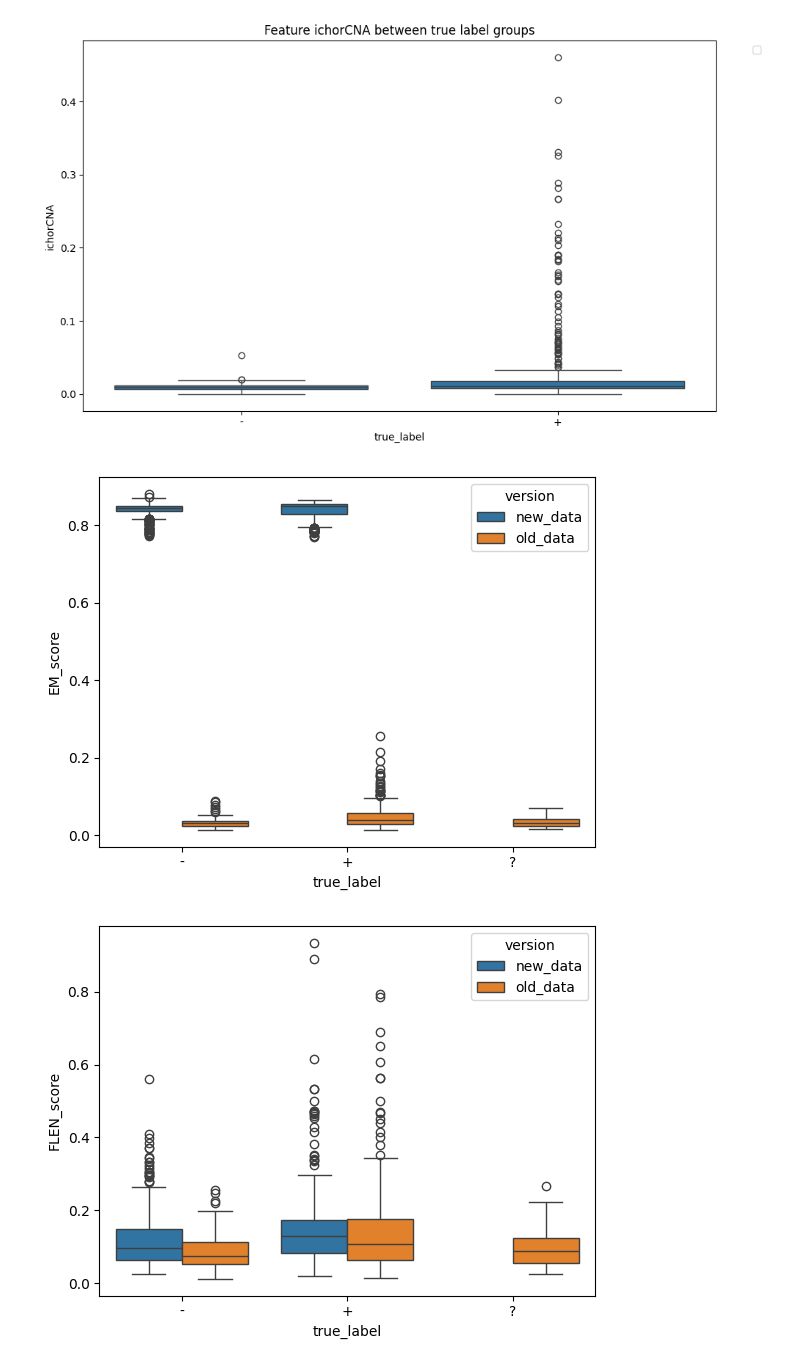
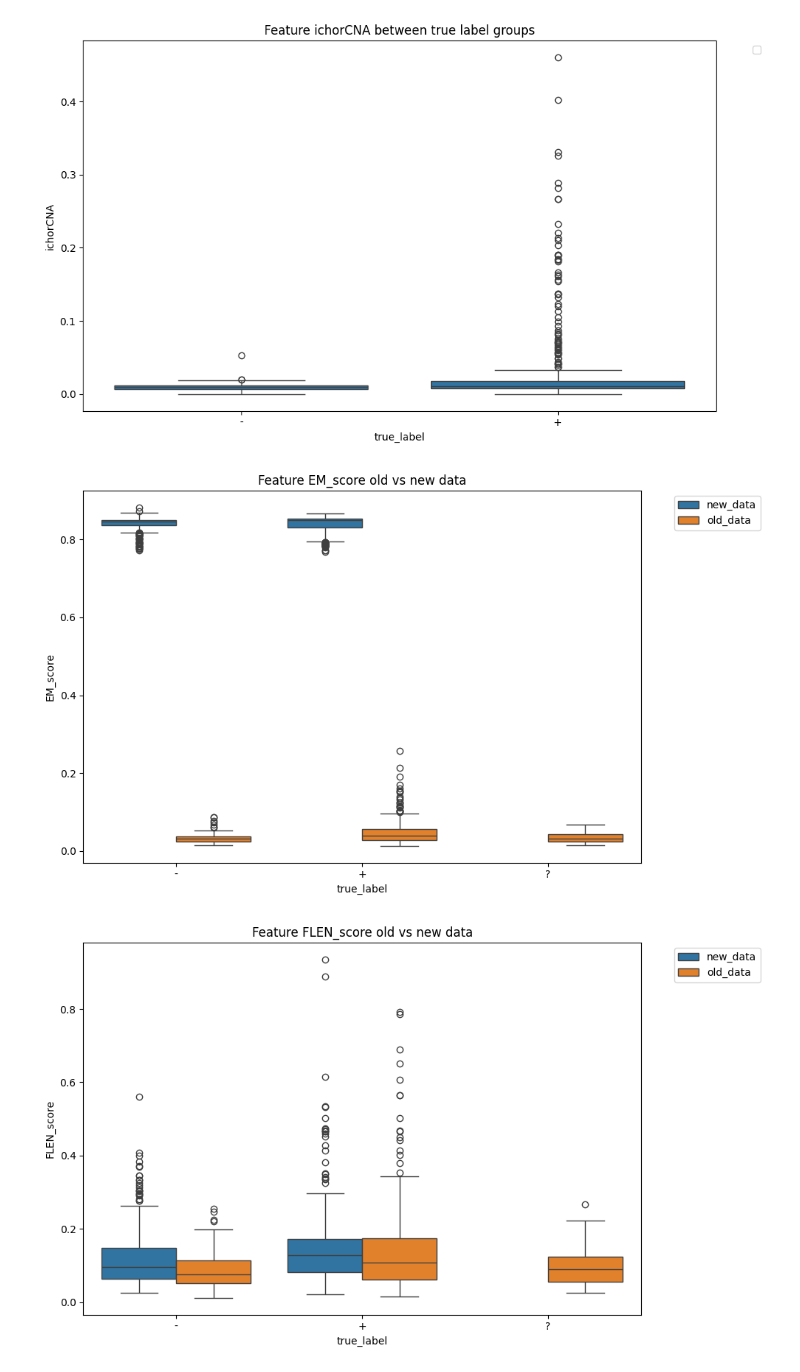
Before and after one commit to hieunguyen4193/gs-mrd, a Jupyter notebook: 03_analysis_new_MRD_data_20240924.ipynb, the cells around one changed output. Saved outputs shown, nothing was run; the diff lists cells and outputs as text; code cells hidden in the pictures.

```diff
--- a/03_analysis_new_MRD_data_20240924.ipynb
+++ b/03_analysis_new_MRD_data_20240924.ipynb
@@ -218,8 +232,14 @@ mergedf = pd.concat([outputdf, old_batch_outputdf])
 # %%
 for f in ['EM_score', 'FLEN_score', 'NUCLEOSOME_score', 'OT_EM', 'OT_FLEN',
        'OT_NUCLEOSOME', 'NMF_EM', 'NMF_FLEN', 'NMF_NUCLEOSOME', 'ichorCNA']:
+    plt.show()
+    plt.figure(figsize=(10, 6))
     sns.boxplot(data = mergedf, x = "true_label", y = f, hue = "version")
-    plt.show()
+    plt.title(f"Feature {f} old vs new data")
+    figname = f"[Score]{f}_between_old_vs_new_data.svg"
+    plt.legend(bbox_to_anchor=(1.05, 1), loc='upper left')
+    plt.tight_layout()
+    plt.savefig(os.path.join(path_to_03_output, figname), format='svg')
 # %% [output]
-[figure, old version]
+[figure, new version]
-[figure, old version]
+[figure, new version]
```
Also changed, not shown: parts of 3 cells of this notebook.
